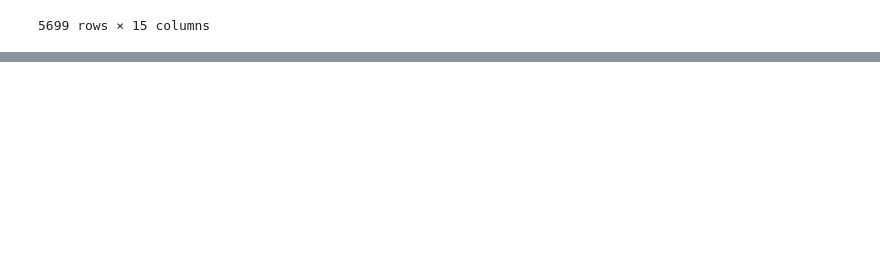
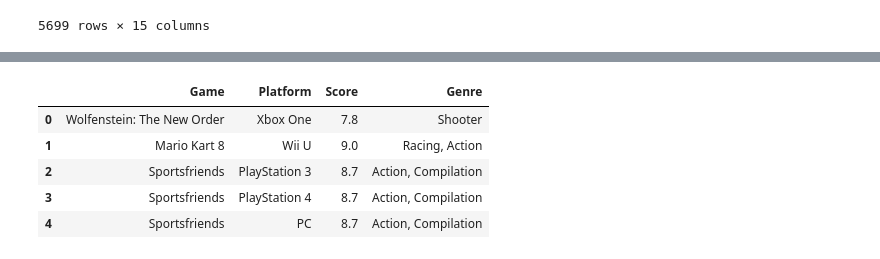
Before and after one commit to Witwer93/ETL-Project, a Jupyter notebook: etl_project_file.ipynb, the cells around one changed output, grey strips where cells are left out. Cells and saved outputs as stored; diff of their text form; code cells hidden in the pictures; blank space fills up the shorter version.

Commit message:
working on transforming data
metacritic df can be made smaller. IGN df has a lot of duplicate rows based on games on different platforms. Steam df is good to go.

```diff
--- a/etl_project_file.ipynb
+++ b/etl_project_file.ipynb
@@ -90,0 +88,10 @@ ks_games_df.head()
+# %%
+ign_df = pd.read_csv("db_files/IGN_reviews.csv", encoding = 'utf-8')
+ign_df.head()
+# %% [output]
+|  | Game | Platform | Score | Genre |
+| 0 | Wolfenstein: The New Order | Xbox One | 7.8 | Shooter |
+| 1 | Mario Kart 8 | Wii U | 9.0 | Racing, Action |
+| 2 | Sportsfriends | PlayStation 3 | 8.7 | Action, Compilation |
+| 3 | Sportsfriends | PlayStation 4 | 8.7 | Action, Compilation |
+| 4 | Sportsfriends | PC | 8.7 | Action, Compilation |
```
Also changed, not shown: parts of 9 cells of this notebook, 6 other files.
